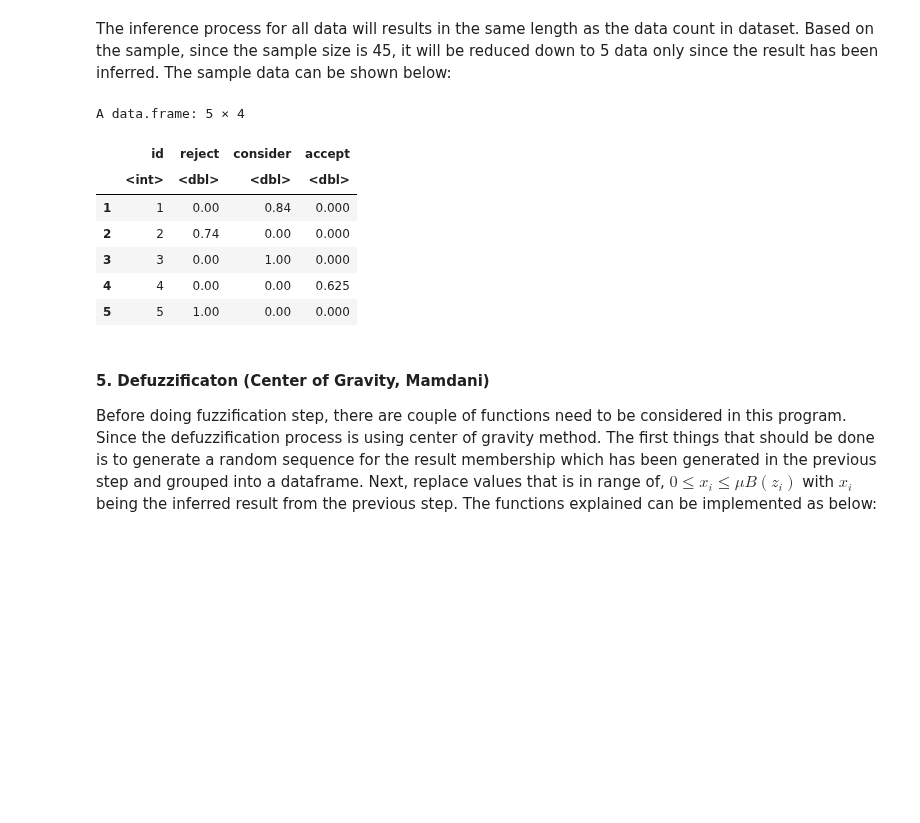
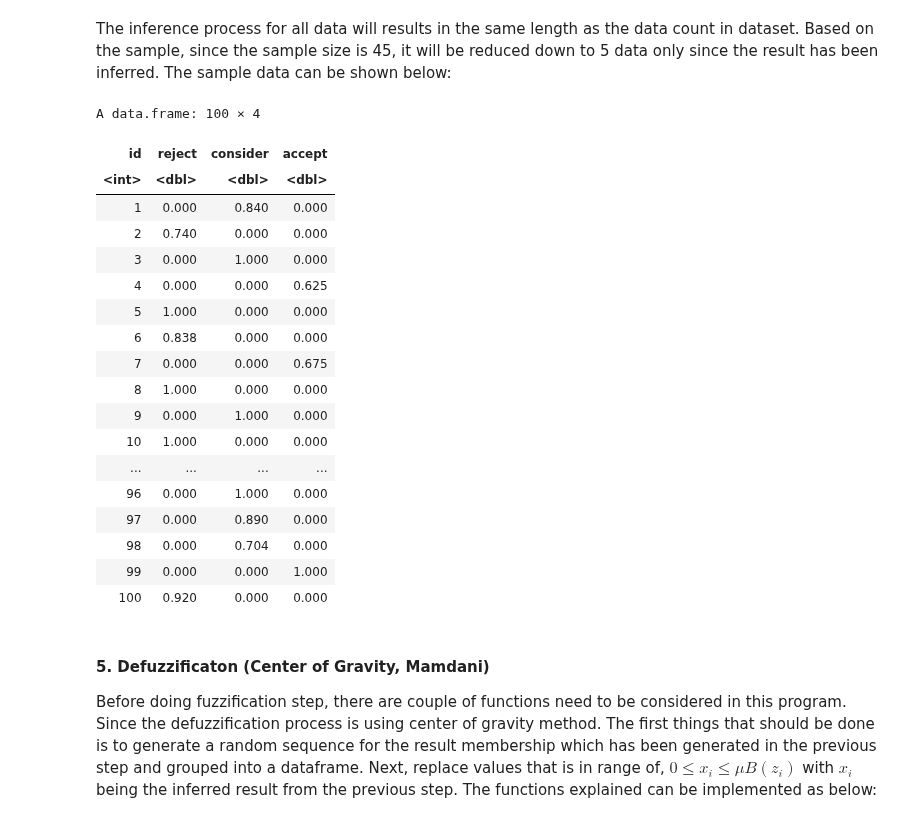
Before and after one commit to zaRizk7/fuzzy-logic, a Jupyter notebook: fuzzy-logic.ipynb, the cells around one changed output. Drawn from its saved outputs; the diff is of its cells as text; code cells hidden in the pictures; blank space fills up the shorter version.

```diff
--- a/fuzzy-logic.ipynb
+++ b/fuzzy-logic.ipynb
@@ -288,10 +320,11 @@ generate_fuzzy_table <- function(data, rules) {
 # %% [markdown]
 Next, a new dataframe is created to store the values with its fuzzy values. The sample output can be shown below where it only shows the first 5 values of income, expense, and results fuzzy value. The total count for the values is rule count multiplied by data count. So the total data is $9\times100=900$. For the sample below, the total data is $9\times5=45$.
 # %%
-new_dataset <- data.frame()
+fuzzy_table <- data.frame()
 for (i in 1:nrow(dataset)) {
-    fuzzy_table <- generate_fuzzy_table(dataset[i, ], rules)
-    new_dataset <- rbind(new_dataset, fuzzy_table)
+    data_row <- generate_fuzzy_table_row(dataset[i, ], inference_rule)
+    fuzzy_table <- rbind(fuzzy_table, data_row)
 }
-new_dataset[1:45,]
+
+fuzzy_table
 # %% [output]
@@ -318,40 +351,51 @@ A data.frame: 45 × 10
 In order to infer the value for each row of data, the data will be used as argument which has a length based on the row count of the rules itself. The inference step selects the maximum value for each result rules defined.
 # %%
 inference <- function(data) {
-    selected_column <- c('data_id', 'result_rule', 'result_fuzzy')
-    reject <- data$result_rule == 'reject'
-    consider <- data$result_rule == 'consider'
-    accept <- data$result_rule == 'accept'
-    data <- data[selected_column]
-    reject_data <- data[reject, selected_column]
-    consider_data <- data[consider, selected_column]
-    accept_data <- data[accept, selected_column]
-    id = data[1, 'data_id']
+    result_rule <- data[, 'result_label']
+    reject <- result_rule == 'reject'
+    consider <- result_rule == 'consider'
+    accept <- result_rule == 'accept'
+    reject_data <- data[reject, 'result_fuzzy']
+    consider_data <- data[consider, 'result_fuzzy']
+    accept_data <- data[accept, 'result_fuzzy']
     return(data.frame(
-        id = id,
-        reject = max(reject_data$result_fuzzy),
-        consider = max(consider_data$result_fuzzy),
-        accept = max(accept_data$result_fuzzy)
+        id = data[1, 'id'],
+        reject = max(reject_data),
+        consider = max(consider_data),
+        accept = max(accept_data)
     ))
 }
 # %% [markdown]
 The inference process for all data will results in the same length as the data count in dataset. Based on the sample, since the sample size is 45, it will be reduced down to 5 data only since the result has been inferred. The sample data can be shown below:
 # %%
-fuzzy_output_df <- data.frame()
-for (i in seq(1, nrow(new_dataset), nrow(rules))) {
-    inferred_data <- inference(new_dataset[seq(i, i+nrow(rules)-1),])
-    fuzzy_output_df <- rbind(fuzzy_output_df, inferred_data)
+inference_table <- data.frame()
+inference_rule_count <- nrow(inference_rule)
+fuzzy_table_count <- nrow(fuzzy_table)
+for (i in seq(1, fuzzy_table_count, inference_rule_count)) {
+    inferred_data <- inference(fuzzy_table[seq(i, i + inference_rule_count - 1),])
+    inference_table <- rbind(inference_table, inferred_data)
 }
-fuzzy_output_df[1:5,]
+inference_table
 # %% [output]
-A data.frame: 5 × 4
+A data.frame: 100 × 4
-|  | id | reject | consider | accept |
-|  | <int> | <dbl> | <dbl> | <dbl> |
-| 1 | 1 | 0.00 | 0.84 | 0.000 |
-| 2 | 2 | 0.74 | 0.00 | 0.000 |
-| 3 | 3 | 0.00 | 1.00 | 0.000 |
-| 4 | 4 | 0.00 | 0.00 | 0.625 |
-| 5 | 5 | 1.00 | 0.00 | 0.000 |
+| id | reject | consider | accept |
+| <int> | <dbl> | <dbl> | <dbl> |
+| 1 | 0.000 | 0.840 | 0.000 |
+| 2 | 0.740 | 0.000 | 0.000 |
+| 3 | 0.000 | 1.000 | 0.000 |
+| 4 | 0.000 | 0.000 | 0.625 |
+| 5 | 1.000 | 0.000 | 0.000 |
+| 6 | 0.838 | 0.000 | 0.000 |
+| 7 | 0.000 | 0.000 | 0.675 |
+| 8 | 1.000 | 0.000 | 0.000 |
+| 9 | 0.000 | 1.000 | 0.000 |
+| 10 | 1.000 | 0.000 | 0.000 |
+| ... | ... | ... | ... |
+| 96 | 0.000 | 1.000 | 0.000 |
+| 97 | 0.000 | 0.890 | 0.000 |
+| 98 | 0.000 | 0.704 | 0.000 |
+| 99 | 0.000 | 0.000 | 1.000 |
+| 100 | 0.920 | 0.000 | 0.000 |
 # %% [markdown]
 #### 5. Defuzzificaton (Center of Gravity, Mamdani)
 Before doing fuzzification step, there are couple of functions need to be considered in this program. Since the defuzzification process is using center of gravity method. The first things that should be done is to generate a random sequence for the result membership which has been generated in the previous step and grouped into a dataframe. Next, replace values that is in range of, $0\leq x_i \leq \mu B(z_i)$ with $x_i$ being the inferred result from the previous step. The functions explained can be implemented as below:
```
Also changed, not shown: parts of 19 cells of this notebook, 2 other files.
